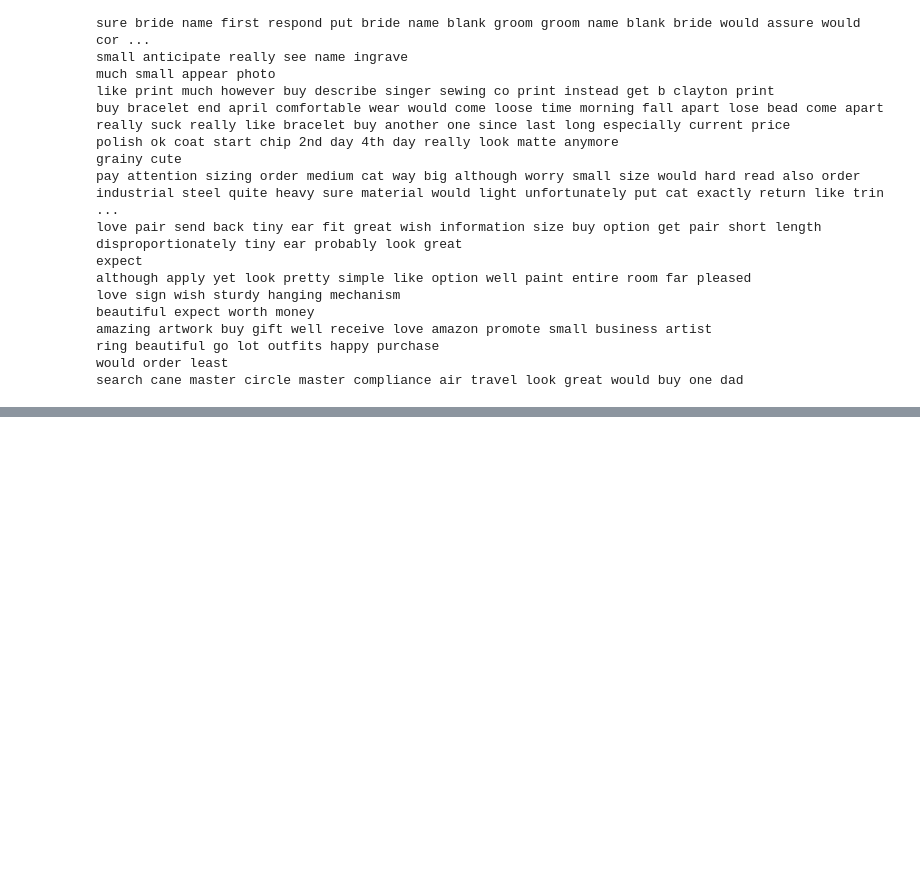
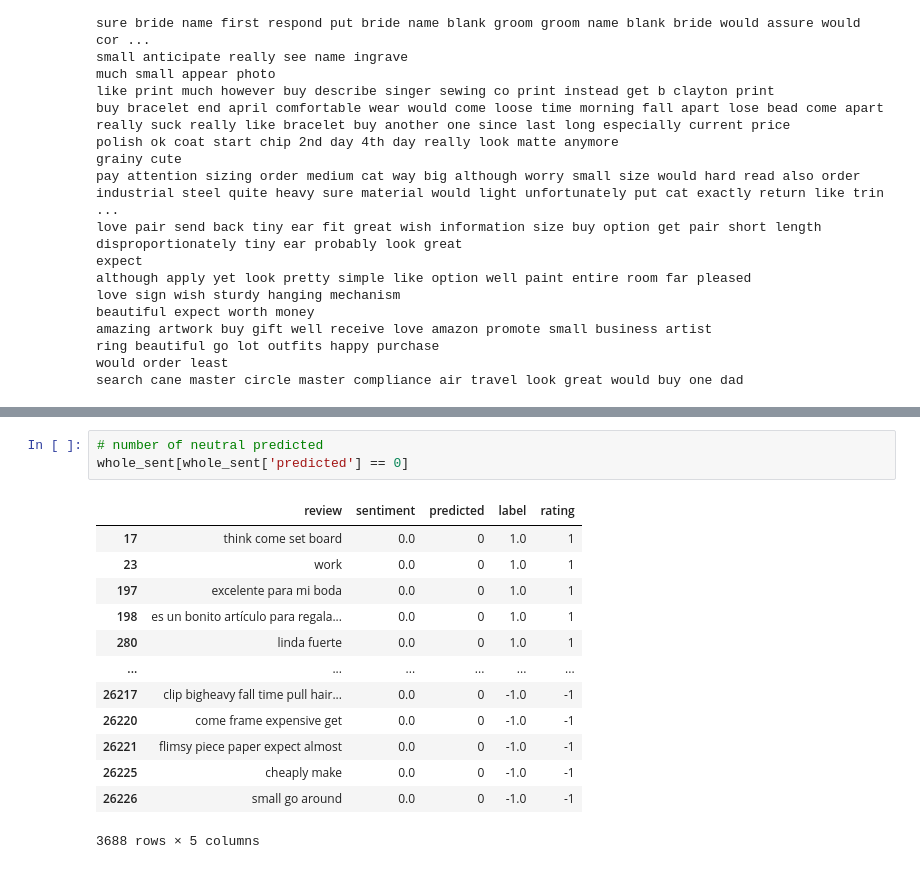
Before and after one commit to emilyguancamole/product-sentiment, a Jupyter notebook: evaluate.ipynb, the cells around one changed output, grey strips where cells are left out. Cells and saved outputs as stored; diff of their text form; blank space fills up the shorter version.

```diff
--- a/evaluate.ipynb
+++ b/evaluate.ipynb
@@ -243,0 +257,17 @@ len(original)
+# %%
+# number of neutral predicted
+whole_sent[whole_sent['predicted'] == 0]
+# %% [output]
+|  | review | sentiment | predicted | label | rating |
+| 17 | think come set board | 0.0 | 0 | 1.0 | 1 |
+| 23 | work | 0.0 | 0 | 1.0 | 1 |
+| 197 | excelente para mi boda | 0.0 | 0 | 1.0 | 1 |
+| 198 | es un bonito artículo para regala... | 0.0 | 0 | 1.0 | 1 |
+| 280 | linda fuerte | 0.0 | 0 | 1.0 | 1 |
+| ... | ... | ... | ... | ... | ... |
+| 26217 | clip bigheavy fall time pull hair... | 0.0 | 0 | -1.0 | -1 |
+| 26220 | come frame expensive get | 0.0 | 0 | -1.0 | -1 |
+| 26221 | flimsy piece paper expect almost | 0.0 | 0 | -1.0 | -1 |
+| 26225 | cheaply make | 0.0 | 0 | -1.0 | -1 |
+| 26226 | small go around | 0.0 | 0 | -1.0 | -1 |
+3688 rows × 5 columns
```
Also changed, not shown: parts of 23 cells of this notebook, 1 other file.
